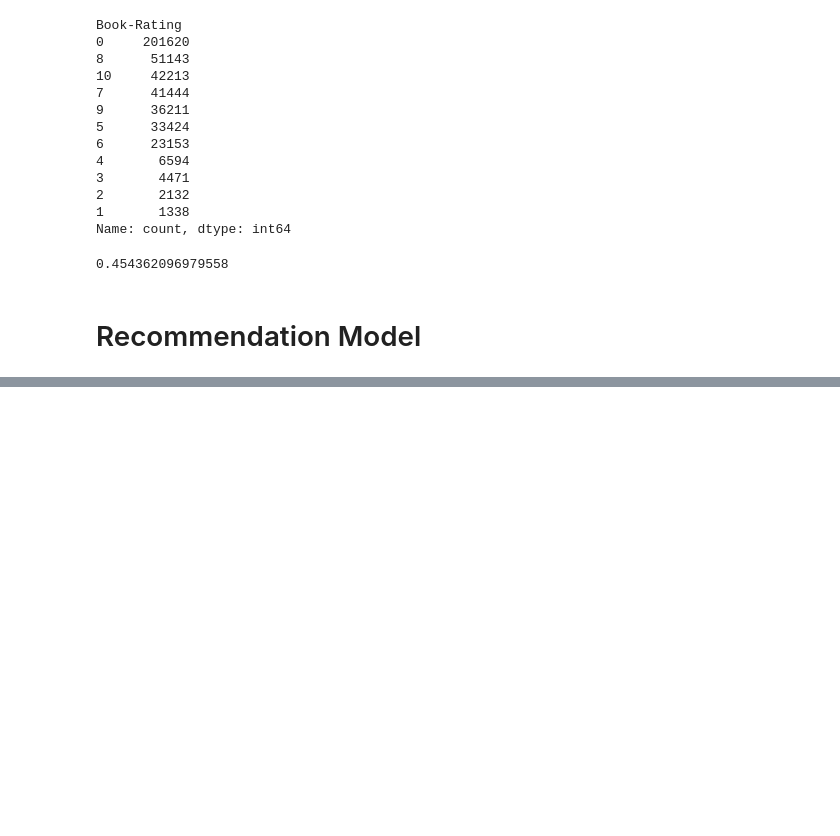
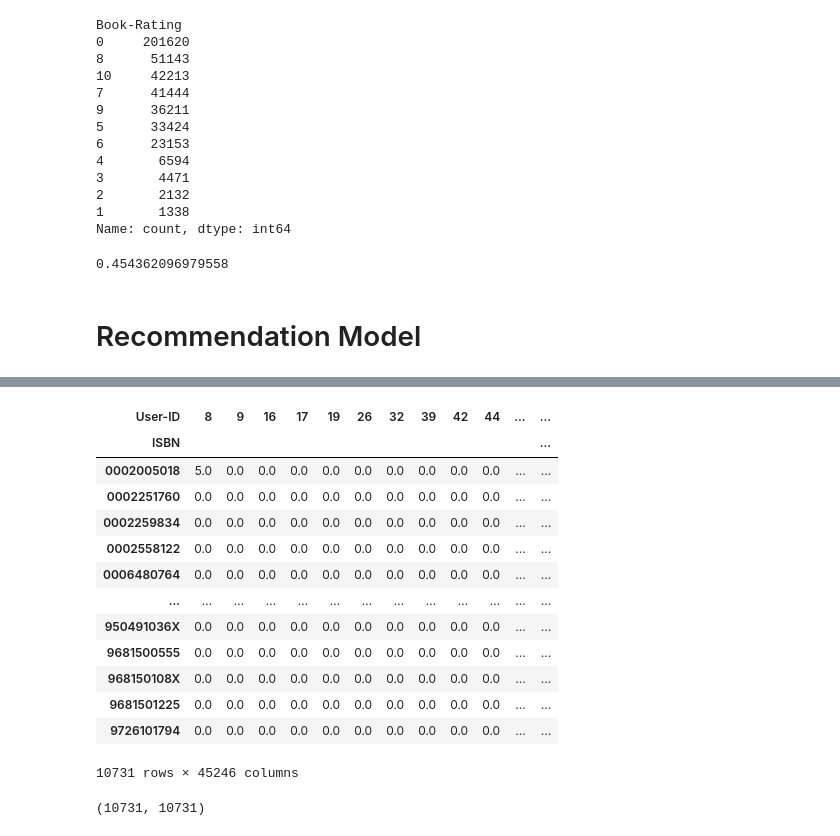
Before and after one commit to AnshulSGarg/Book-Recommender-System, a Jupyter notebook: Recommender_Model.ipynb, the cells around one changed output, grey strips where cells are left out. Drawn from its saved outputs; the diff is of its cells as text; code cells hidden in the pictures; blank space fills up the shorter version.

```diff
--- a/Recommender_Model.ipynb
+++ b/Recommender_Model.ipynb
@@ -424,0 +454,2 @@ ValueError: negative dimensions are not allowed
+# %%
+top_books_list = top_books_df[top_books_df['User-ID']>5]['ISBN'].to_list()
@@ -424,0 +460,3 @@ ValueError: negative dimensions are not allowed
+# %%
+final_df = final_df[final_df['ISBN'].isin(top_books_list)]
+final_df
@@ -424,0 +477,21 @@ ValueError: negative dimensions are not allowed
+# %%
+vector_df = final_df.pivot_table(values='Book-Rating', index='ISBN', columns='User-ID')
+# %%
+vector_df.fillna(0, inplace=True)
+# %%
+vector_df
+# %% [output]
+| User-ID | 8 | 9 | 16 | 17 | 19 | 26 | 32 | 39 | 42 | 44 | ... | ... |
+| ISBN |  |  |  |  |  |  |  |  |  |  |  | ... |
+| 0002005018 | 5.0 | 0.0 | 0.0 | 0.0 | 0.0 | 0.0 | 0.0 | 0.0 | 0.0 | 0.0 | ... | ... |
+| 0002251760 | 0.0 | 0.0 | 0.0 | 0.0 | 0.0 | 0.0 | 0.0 | 0.0 | 0.0 | 0.0 | ... | ... |
+| 0002259834 | 0.0 | 0.0 | 0.0 | 0.0 | 0.0 | 0.0 | 0.0 | 0.0 | 0.0 | 0.0 | ... | ... |
+| 0002558122 | 0.0 | 0.0 | 0.0 | 0.0 | 0.0 | 0.0 | 0.0 | 0.0 | 0.0 | 0.0 | ... | ... |
+| 0006480764 | 0.0 | 0.0 | 0.0 | 0.0 | 0.0 | 0.0 | 0.0 | 0.0 | 0.0 | 0.0 | ... | ... |
+| ... | ... | ... | ... | ... | ... | ... | ... | ... | ... | ... | ... | ... |
+| 950491036X | 0.0 | 0.0 | 0.0 | 0.0 | 0.0 | 0.0 | 0.0 | 0.0 | 0.0 | 0.0 | ... | ... |
+| 9681500555 | 0.0 | 0.0 | 0.0 | 0.0 | 0.0 | 0.0 | 0.0 | 0.0 | 0.0 | 0.0 | ... | ... |
+| 968150108X | 0.0 | 0.0 | 0.0 | 0.0 | 0.0 | 0.0 | 0.0 | 0.0 | 0.0 | 0.0 | ... | ... |
+| 9681501225 | 0.0 | 0.0 | 0.0 | 0.0 | 0.0 | 0.0 | 0.0 | 0.0 | 0.0 | 0.0 | ... | ... |
+| 9726101794 | 0.0 | 0.0 | 0.0 | 0.0 | 0.0 | 0.0 | 0.0 | 0.0 | 0.0 | 0.0 | ... | ... |
+10731 rows × 45246 columns
@@ -424,0 +502,4 @@ ValueError: negative dimensions are not allowed
+# %%
+vector_array.shape
+# %% [output]
+(10731, 10731)
```
Also changed, not shown: parts of 21 cells of this notebook.
